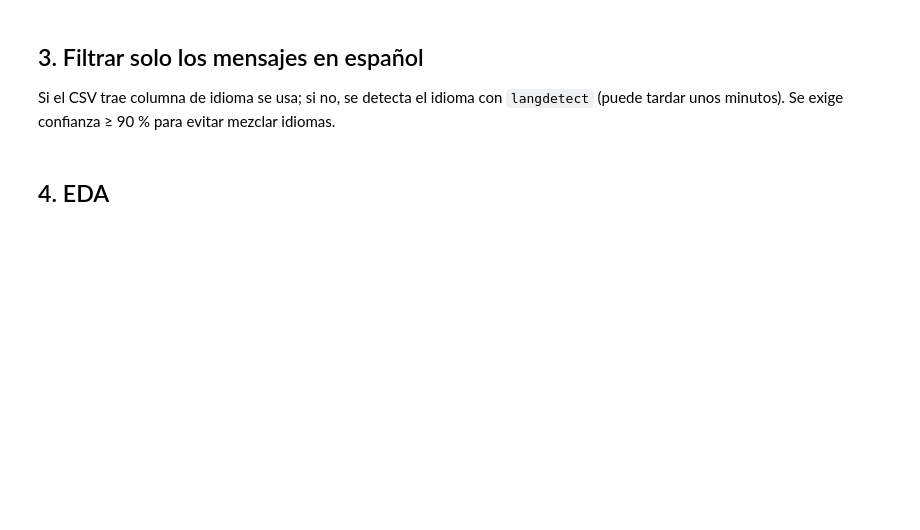
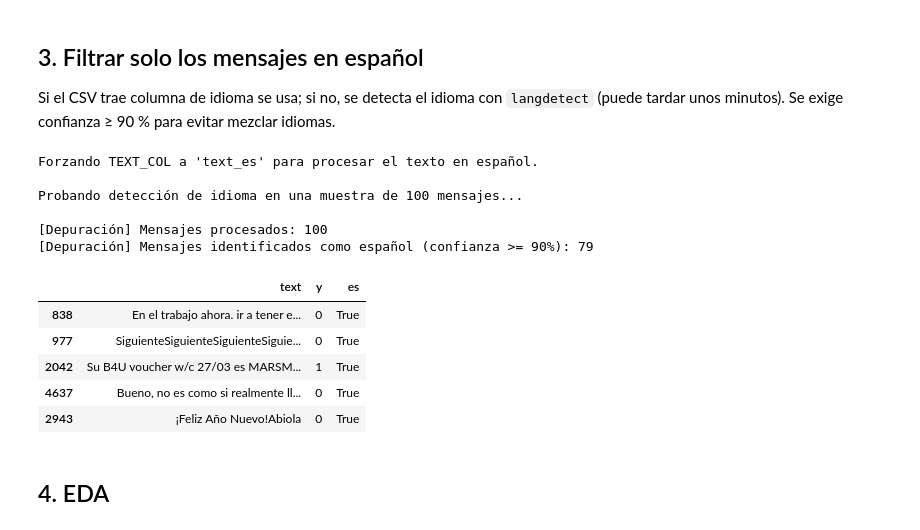
Before and after one commit to judynatalialopez/modelo_spam-, a Jupyter notebook: notebook_spam_es.ipynb, the cells around one changed output. Cells and saved outputs as stored; diff of their text form; code cells hidden in the pictures; blank space fills up the shorter version.

Commit message:
modelo

```diff
--- a/notebook_spam_es.ipynb
+++ b/notebook_spam_es.ipynb
@@ -80,27 +103,54 @@ Si el CSV trae columna de idioma se usa; si no, se detecta el idioma con `langde
 # %%
 from langdetect import detect_langs, DetectorFactory
 DetectorFactory.seed = SEED
 
-if LANG_COL:
-    print(df["lang"].value_counts().head(25))
-    es = df[df["lang"].str.lower().isin(["es", "spa", "spanish", "español", "espanol"])].copy()
+# Forzamos explícitamente la columna en español
+TEXT_COL = "text_es"
+print(f"Forzando TEXT_COL a '{TEXT_COL}' para procesar el texto en español.\n")
+
+lab = raw[LABEL_COL].astype(str).str.lower()
+df = pd.DataFrame({"text": raw[TEXT_COL].astype(str), "y": lab.isin(["spam", "1"]).astype(int)})
+if LANG_COL: df["lang"] = raw[LANG_COL].astype(str)
+df = df.drop_duplicates(subset="text").reset_index(drop=True)
+
+# Tomamos una pequeña muestra de 100 filas para depurar
+df_sample = df.sample(100, random_state=SEED).copy()
+
+def is_es_debug(t):
+    try:
+        res = detect_langs(t)
+        # Imprimimos los primeros diagnósticos para ver qué detecta el modelo en la muestra
+        # print(f"Texto: {t[:40]}... -> Detectado: {res}")
+        return any(l.lang == "es" and l.prob >= 0.90 for l in res)
+    except Exception as e:
+        # print(f"Error detectando: {e}")
+        return False
+
+print("Probando detección de idioma en una muestra de 100 mensajes...")
+df_sample["es"] = df_sample["text"].apply(is_es_debug)
+es_sample = df_sample[df_sample["es"]]
+
+print(f"\n[Depuración] Mensajes procesados: {len(df_sample)}")
+print(f"[Depuración] Mensajes identificados como español (confianza >= 90%): {len(es_sample)}")
+if len(es_sample) > 0:
+    display(es_sample.head(5))
 else:
-    def is_es(t):
-        try:
-            return any(l.lang == "es" and l.prob >= 0.90 for l in detect_langs(t))
-        except Exception:
-            return False
-    try:
-        from tqdm.auto import tqdm; tqdm.pandas()
-        df["es"] = df["text"].progress_apply(is_es)
-    except ImportError:
-        df["es"] = df["text"].apply(is_es)
-    es = df[df["es"]].copy()
-
-es = es.reset_index(drop=True)
-print(f"\nMensajes en español: {len(es)} | spam: {es['y'].sum()} ({es['y'].mean():.1%})")
-assert len(es) > 1000, "Muy pocos mensajes en español: revisa LANG_COL / el filtro de idioma."
-es.sample(8, random_state=1)[["text", "y"]]
+    print("Alerta: No se detectó ningún mensaje como español en esta muestra. Revisa el contenido de 'text_es'.")
+    print("Muestra del contenido de 'text_es':")
+    display(df_sample["text"].head(5))
+# %% [output]
+Forzando TEXT_COL a 'text_es' para procesar el texto en español.
+
+Probando detección de idioma en una muestra de 100 mensajes...
+
+[Depuración] Mensajes procesados: 100
+[Depuración] Mensajes identificados como español (confianza >= 90%): 79
+|  | text | y | es |
+| 838 | En el trabajo ahora. ir a tener e... | 0 | True |
+| 977 | SiguienteSiguienteSiguienteSiguie... | 0 | True |
+| 2042 | Su B4U voucher w/c 27/03 es MARSM... | 1 | True |
+| 4637 | Bueno, no es como si realmente ll... | 0 | True |
+| 2943 | ¡Feliz Año Nuevo!Abiola | 0 | True |
 # %% [markdown]
 ## 4. EDA
 # %%
```
Also changed, not shown: parts of 11 cells of this notebook.
